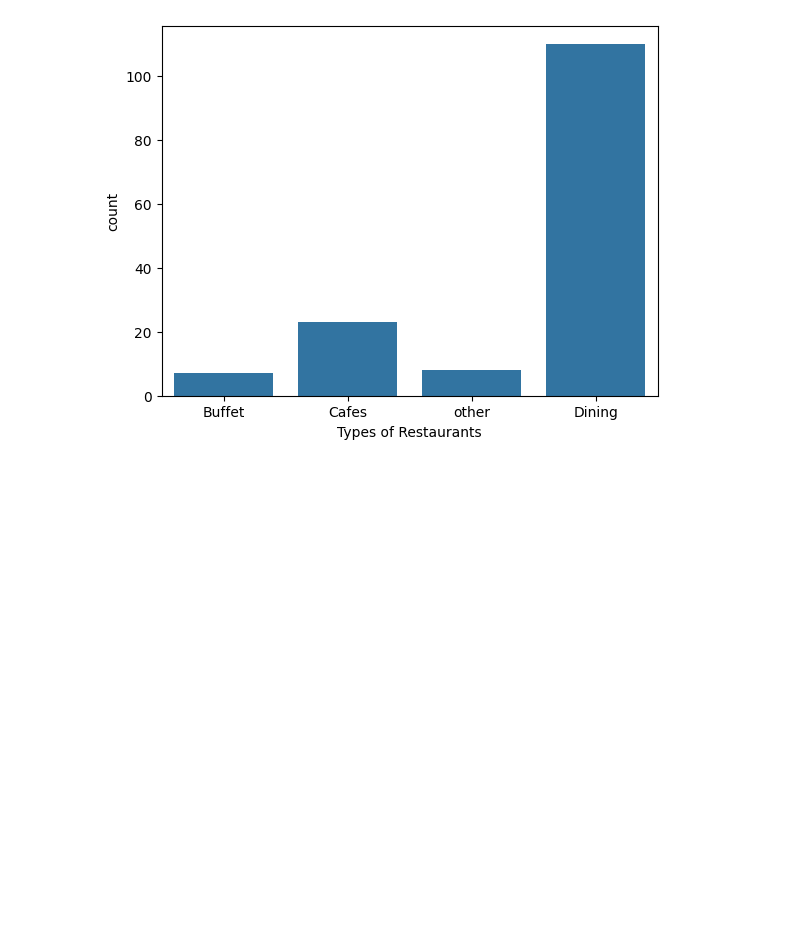
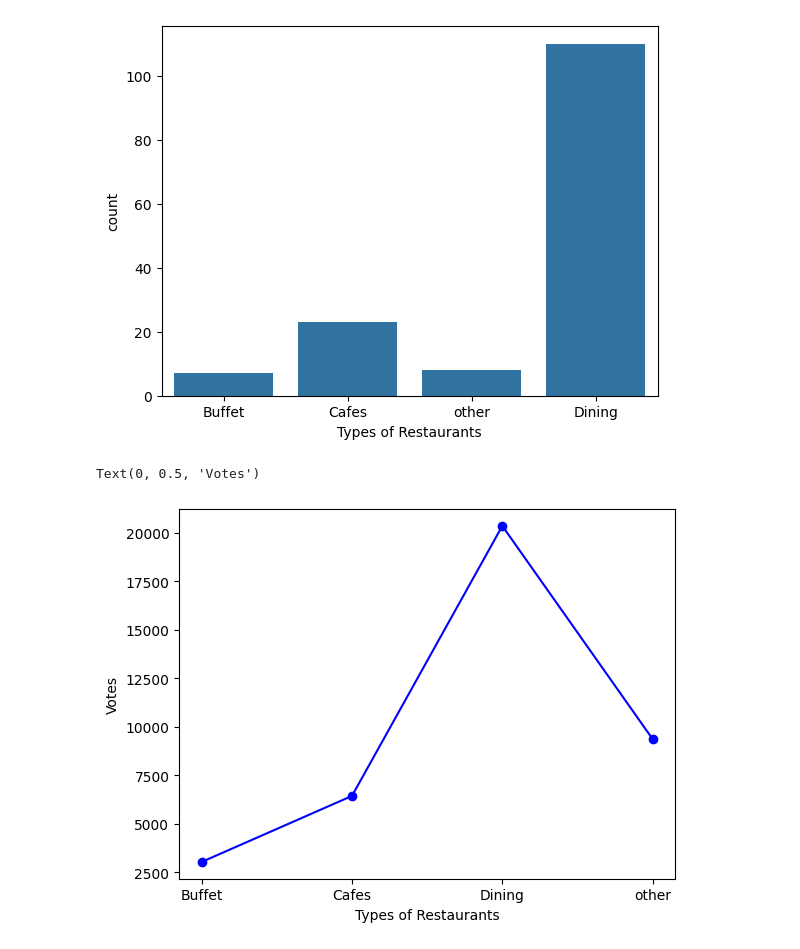
Before and after one commit to gyr0byte/Enrichment-Class--AI-ML-, a Jupyter notebook: Week_02/4_working_with_real_dataset.ipynb, the cells around one changed output. Drawn from its saved outputs; the diff is of its cells as text; code cells hidden in the pictures; blank space fills up the shorter version.

Commit message:
Added a basic plot for the count of votes for each category

```diff
--- a/Week_02/4_working_with_real_dataset.ipynb
+++ b/Week_02/4_working_with_real_dataset.ipynb
@@ -101,0 +104,11 @@ Text(0.5, 0, 'Types of Restaurants')
+# %%
+#votes by restaurant type
+#Here we get the count of votes for each category
+grouped_data = df.groupby('listed_in(type)')['votes'].sum()
+result = pd.DataFrame({'votes': grouped_data})
+plt.plot(result, c='blue',marker='o')
+plt.xlabel('Types of Restaurants')
+plt.ylabel('Votes')
+# %% [output]
+Text(0, 0.5, 'Votes')
+[figure, added]
```
Also changed, not shown: parts of 1 cell of this notebook.
